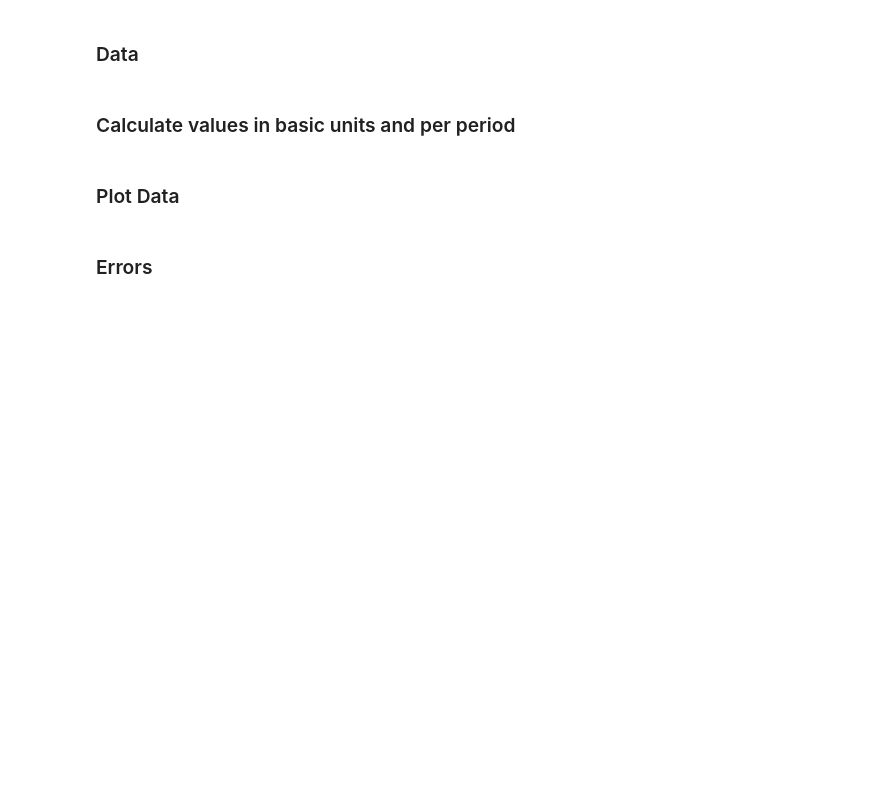
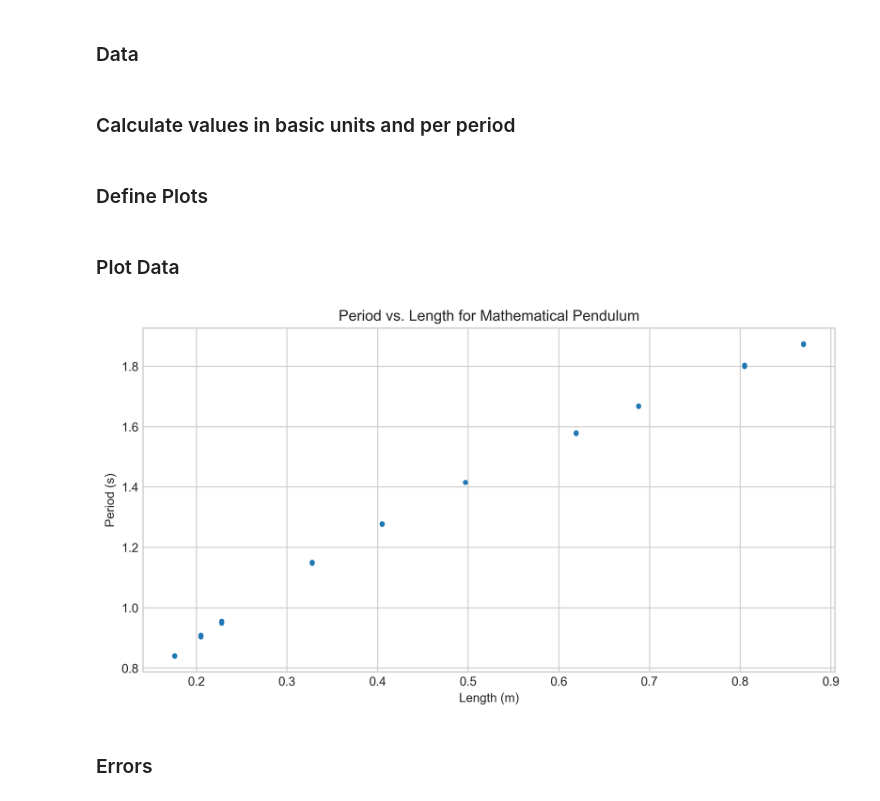
Before and after one commit to bylands/physicslab, a Jupyter notebook: pendulum.ipynb, the cells around one changed output. Cells and saved outputs as stored; diff of their text form; code cells hidden in the pictures; blank space fills up the shorter version.

```diff
--- a/pendulum.ipynb
+++ b/pendulum.ipynb
@@ -10,15 +10,45 @@ from scipy.optimize import curve_fit
 ### Data
 # %%
 # length in cm
-length_cm =np.array([12.1, 20.9, 25.8, 35.3, 43.5, 48.6, 52.2, 64.1, 68.7, 89.3])+0.75
+# length_cm =np.array([12.1, 20.9, 25.8, 35.3, 43.5, 48.6, 52.2, 64.1, 68.7, 89.3])+0.75 # By
+length_cm =np.array([17.6, 17.6, 17.6, 20.5, 20.5, 20.5, 22.8, 22.8, 22.8, 32.79, 32.79, 32.79,
+                     40.5, 40.5, 40.5, 49.7, 49.7, 61.9, 61.9, 68.8, 68.8, 80.5, 80.5, 87, 87]) # Feli & Lou-Anna
+
 # time for N periods in s
-time = np.array([14.35, 18.69, 20.74, 12.05, 13.29, 14.09, 14.7, 16.13, 16.65, 18.97])
+# time = np.array([14.35, 18.69, 20.74, 12.05, 13.29, 14.09, 14.7, 16.13, 16.65, 18.97]) # By
+time = np.array([16.81, 16.77, 16.82, 18.18, 18.12, 18.06, 19.11, 18.97, 19.02, 23.02, 22.93, 23.00,
+                 25.57, 25.57, 25.52, 28.31, 28.30, 31.60, 31.55, 33.34, 33.37, 36.09, 35.99,
+                 37.45, 37.50]) # Feli & Lou-Anna
 # periods
-N_periods = np.array([20, 20, 20, 10, 10, 10, 10, 10, 10, 10])
+# N_periods = np.array([20, 20, 20, 10, 10, 10, 10, 10, 10, 10]) # By
+N_periods = np.ones(len(time)) * 20
 # %% [markdown]
 ### Calculate values in basic units and per period
 # %%
 period = time/N_periods
 length = length_cm / 100
+# %% [markdown]
+### Define Plots
+# %%
+def plot_data(x_data, y_data, x_label='', y_label='', title='', label=''):
+    plt.style.use('seaborn-v0_8-whitegrid')
+    plt.figure(figsize=(10,5), dpi=300)
+    plt.title(title)
+    plt.xlabel(x_label)
+    plt.ylabel(y_label)
+
+    plt.plot(x_data, y_data, ".", label=label)
+    return plt
+
+
+def plot_error(x_data, y_data, x_error, y_error, x_label='', y_label='', title='', label=''):
+    plt.style.use('seaborn-v0_8-whitegrid')
+    plt.figure(figsize=(10,5), dpi=300)
+    plt.title(title)
+    plt.xlabel(x_label)
+    plt.ylabel(y_label)
+
+    plt.errorbar(x_data, y_data, yerr=y_error, xerr=x_error, fmt='.', ecolor='black', capsize=2, label=label)
+    return plt
 # %% [markdown]
 ### Plot Data
@@ -33,3 +55,12 @@ plt.plot(length, period, ".")
+# %%
+x_label = 'Length (m)'
+y_label = 'Period (s)'
+title = 'Period vs. Length for Mathematical Pendulum'
+
+graph_TL = plot_data(length, period, x_label=x_label, y_label=y_label, title=title)
+graph_TL.show()
+# %% [output]
+[figure, added]
 # %% [markdown]
 ### Errors
 # %%
```
Also changed, not shown: parts of 13 cells of this notebook, 1 other file.
